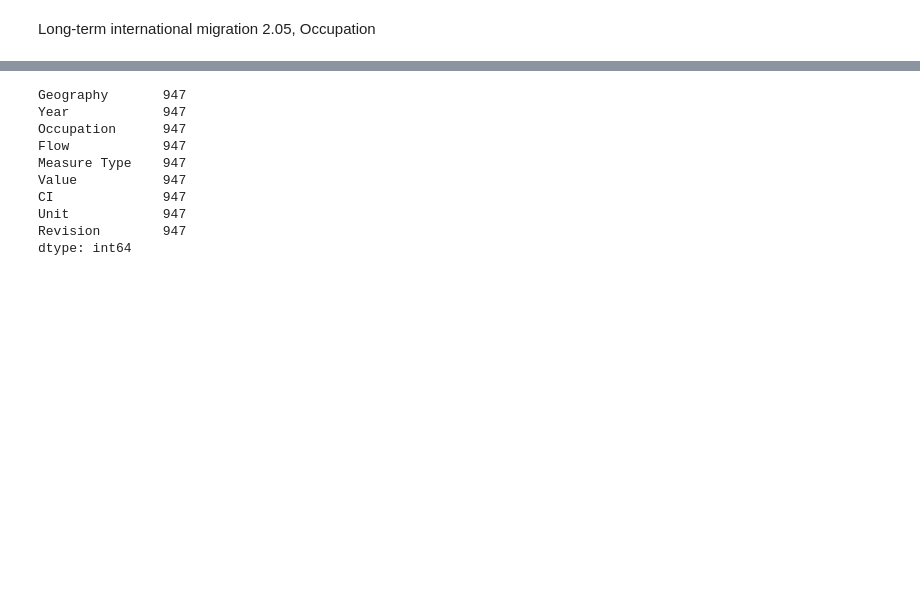
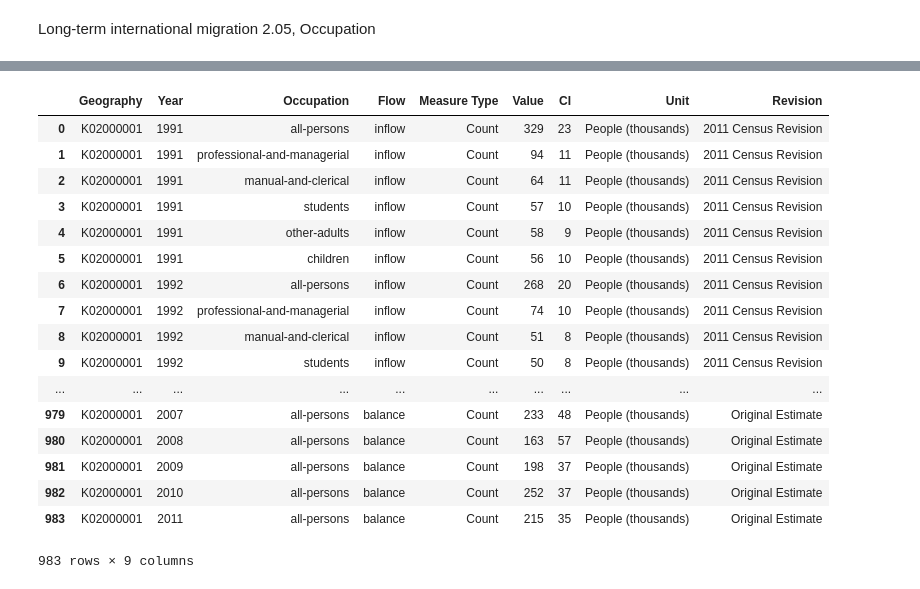
Before and after one commit to GSS-Cogs/ONS-LTIM-Occupation, a Jupyter notebook: main.ipynb, the cells around one changed output, grey strips where cells are left out. Saved outputs shown, nothing was run; the diff lists cells and outputs as text; code cells hidden in the pictures; blank space fills up the shorter version.

```diff
--- a/main.ipynb
+++ b/main.ipynb
@@ -470,0 +72,6 @@ new_table.drop_duplicates().to_csv(destinationFolder / ('observations.csv'), ind
+# %%
+for col in tidy.columns:
+    if col not in ['Value', 'Year', 'CI']:
+        tidy[col] = tidy[col].astype('category')
+        display(col)
+        display(tidy[col].cat.categories)
@@ -470,0 +93,26 @@ new_table.drop_duplicates().to_csv(destinationFolder / ('observations.csv'), ind
+# %%
+tidy['Geography'] = tidy['Geography'].cat.rename_categories({
+    'United Kingdom': 'K02000001',
+    'England and Wales': 'K04000001'
+})
+tidy['Occupation'] = tidy['Occupation'].cat.rename_categories({
+    'All persons': 'all-persons',
+    'Children' : 'children',
+    'Manual and clerical' : 'manual-and-clerical',
+    'Other adults' : 'other-adults',
+    'Professional and managerial' : 'professional-and-managerial',
+    'Students' : 'students'
+
+})
+tidy['Flow'] = tidy['Flow'].cat.rename_categories({
+    'Balance': 'balance',
+    'Inflow': 'inflow',
+    'Outflow': 'outflow'
+})
+
+tidy = tidy[['Geography', 'Year', 'Occupation', 'Flow',
+              'Measure Type','Value', 'CI','Unit', 'Revision']]
+# %%
+tidy['Year'] = tidy['Year'].apply(lambda x: pd.to_numeric(x, downcast='integer'))
+# %%
+tidy['Year'] = tidy['Year'].astype(int)
@@ -475,16 +129,24 @@ scraper.dataset.family = 'migration'
 
 with open(destinationFolder / 'dataset.trig', 'wb') as metadata:
     metadata.write(scraper.generate_trig())
-# %%
-new_table.count()
-# %% [output]
-Geography       947
-Year            947
-Occupation      947
-Flow            947
-Measure Type    947
-Value           947
-CI              947
-Unit            947
-Revision        947
-dtype: int64
+# %%
+tidy
+# %% [output]
+|  | Geography | Year | Occupation | Flow | Measure Type | Value | CI | Unit | Revision |
+| 0 | K02000001 | 1991 | all-persons | inflow | Count | 329 | 23 | People (thousands) | 2011 Census Revision |
+| 1 | K02000001 | 1991 | professional-and-managerial | inflow | Count | 94 | 11 | People (thousands) | 2011 Census Revision |
+| 2 | K02000001 | 1991 | manual-and-clerical | inflow | Count | 64 | 11 | People (thousands) | 2011 Census Revision |
+| 3 | K02000001 | 1991 | students | inflow | Count | 57 | 10 | People (thousands) | 2011 Census Revision |
+| 4 | K02000001 | 1991 | other-adults | inflow | Count | 58 | 9 | People (thousands) | 2011 Census Revision |
+| 5 | K02000001 | 1991 | children | inflow | Count | 56 | 10 | People (thousands) | 2011 Census Revision |
+| 6 | K02000001 | 1992 | all-persons | inflow | Count | 268 | 20 | People (thousands) | 2011 Census Revision |
+| 7 | K02000001 | 1992 | professional-and-managerial | inflow | Count | 74 | 10 | People (thousands) | 2011 Census Revision |
+| 8 | K02000001 | 1992 | manual-and-clerical | inflow | Count | 51 | 8 | People (thousands) | 2011 Census Revision |
+| 9 | K02000001 | 1992 | students | inflow | Count | 50 | 8 | People (thousands) | 2011 Census Revision |
+| ... | ... | ... | ... | ... | ... | ... | ... | ... | ... |
+| 979 | K02000001 | 2007 | all-persons | balance | Count | 233 | 48 | People (thousands) | Original Estimate |
+| 980 | K02000001 | 2008 | all-persons | balance | Count | 163 | 57 | People (thousands) | Original Estimate |
+| 981 | K02000001 | 2009 | all-persons | balance | Count | 198 | 37 | People (thousands) | Original Estimate |
+| 982 | K02000001 | 2010 | all-persons | balance | Count | 252 | 37 | People (thousands) | Original Estimate |
+| 983 | K02000001 | 2011 | all-persons | balance | Count | 215 | 35 | People (thousands) | Original Estimate |
+983 rows × 9 columns
```
Also changed, not shown: parts of 91 cells of this notebook.
